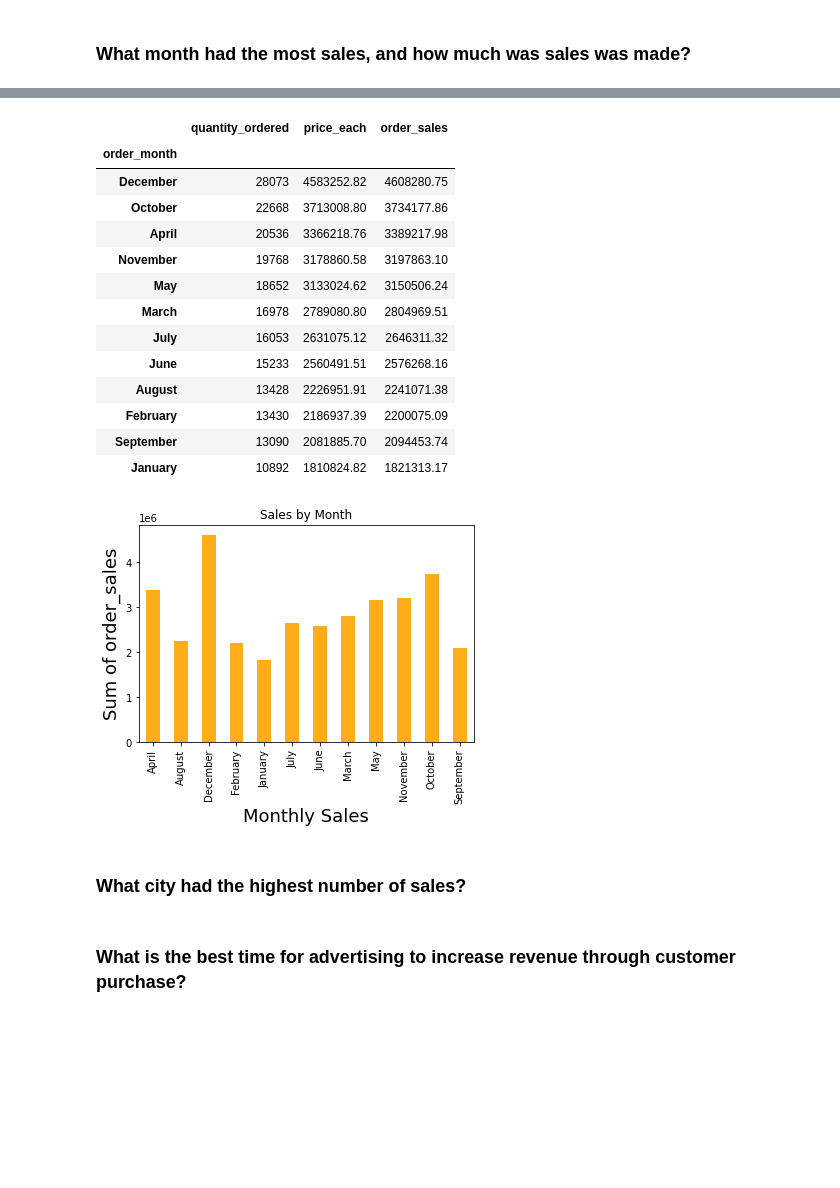
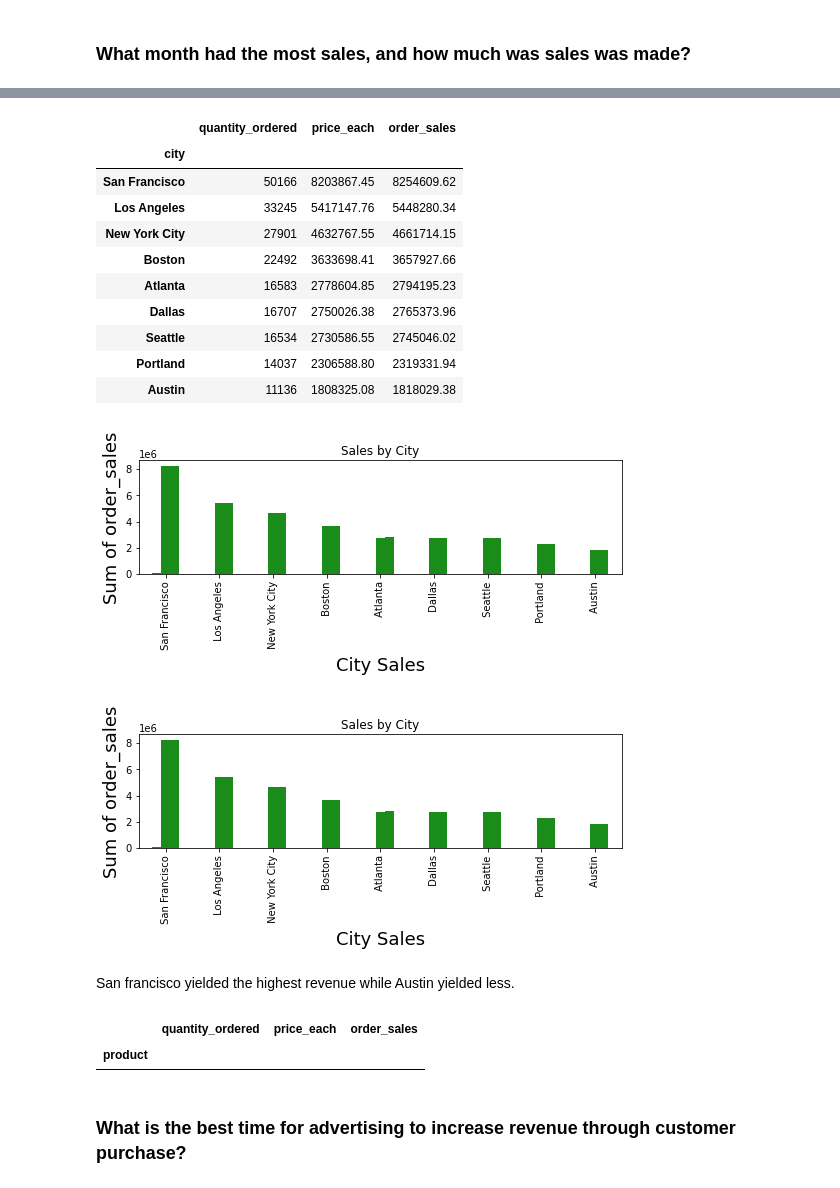
Before and after one commit to Nkem-Nwatu/Business-Analytics, a Jupyter notebook: Analytics.ipynb, the cells around one changed output, grey strips where cells are left out. Saved outputs shown, nothing was run; the diff lists cells and outputs as text; code cells hidden in the pictures; blank space fills up the shorter version.

```diff
--- a/Analytics.ipynb
+++ b/Analytics.ipynb
@@ -433,0 +456,3 @@ abd = Sales_Data.copy()
+# %%
+abd[['street', 'city', 'zip_code']] = abd.purchase_address.str.split(',', expand= True)
+abd
@@ -434,34 +473,42 @@ abd = Sales_Data.copy()
 # %%
-result = abd.groupby('order_month').sum('order_sales').sort_values(by = 'order_sales', ascending = False)
-result
+city_group =abd.groupby('city').sum('order_sales').sort_values(by = 'order_sales', ascending = False)
+city_group
 # %% [output]
 |  | quantity_ordered | price_each | order_sales |
-| order_month |  |  |  |
-| December | 28073 | 4583252.82 | 4608280.75 |
-| October | 22668 | 3713008.80 | 3734177.86 |
-| April | 20536 | 3366218.76 | 3389217.98 |
-| November | 19768 | 3178860.58 | 3197863.10 |
-| May | 18652 | 3133024.62 | 3150506.24 |
-| March | 16978 | 2789080.80 | 2804969.51 |
-| July | 16053 | 2631075.12 | 2646311.32 |
-| June | 15233 | 2560491.51 | 2576268.16 |
-| August | 13428 | 2226951.91 | 2241071.38 |
-| February | 13430 | 2186937.39 | 2200075.09 |
-| September | 13090 | 2081885.70 | 2094453.74 |
-| January | 10892 | 1810824.82 | 1821313.17 |
+| city |  |  |  |
+| San Francisco | 50166 | 8203867.45 | 8254609.62 |
+| Los Angeles | 33245 | 5417147.76 | 5448280.34 |
+| New York City | 27901 | 4632767.55 | 4661714.15 |
+| Boston | 22492 | 3633698.41 | 3657927.66 |
+| Atlanta | 16583 | 2778604.85 | 2794195.23 |
+| Dallas | 16707 | 2750026.38 | 2765373.96 |
+| Seattle | 16534 | 2730586.55 | 2745046.02 |
+| Portland | 14037 | 2306588.80 | 2319331.94 |
+| Austin | 11136 | 1808325.08 | 1818029.38 |
 # %%
-
-
-counts = abd.groupby(['order_month']).sum()['order_sales']
-result
-counts.plot(kind='bar', title='Sales by Month',  color='orange', alpha=.9 );
-plt.xlabel('Monthly Sales', fontsize=18)
+counts = abd.groupby('city').sum('order_sales').sort_values(by = 'order_sales', ascending = False)
+# Sales_Data.groupby(['order_month']).sum()['order_sales']
+counts.plot(kind='bar', title='Sales by City',  color='green', alpha=.9, legend = None );
+plt.xlabel('City Sales', fontsize=18)
 plt.ylabel('Sum of order_sales', fontsize=18);
 # %% [output]
-[figure, old version]
+[figure, new version]
-# %% [markdown]
-<a id='2'></a>
-### What city had the highest number of sales?
+# %%
+counts = abd.groupby('city').sum('order_sales').sort_values(by = 'order_sales', ascending = False)
+# Sales_Data.groupby(['order_month']).sum()['order_sales']
+counts.plot(kind='bar', title='Sales by City',  color='green', alpha=.9, legend = None );
+plt.xlabel('City Sales', fontsize=18)
+plt.ylabel('Sum of order_sales', fontsize=18);
+# %% [output]
+[figure, added]
+# %% [markdown]
+San francisco yielded the highest revenue while Austin yielded less.
+# %%
+g =abd.query('city == "Dallas"').groupby('product').sum('order_sales')
+g
+# %% [output]
+|  | quantity_ordered | price_each | order_sales |
+| product |  |  |  |
 # %% [markdown]
 <a id='3'></a>
 ### What is the best time for advertising to increase revenue through customer purchase?
```
Also changed, not shown: parts of 23 cells of this notebook.
